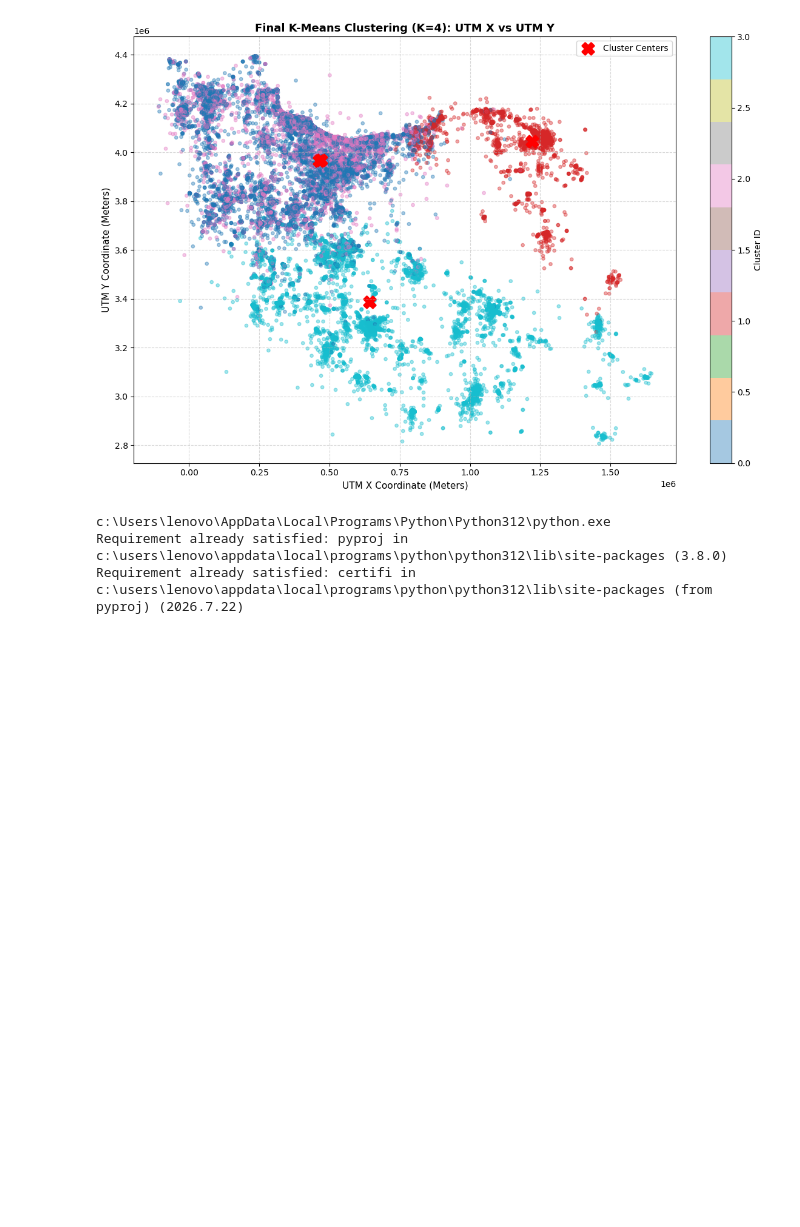
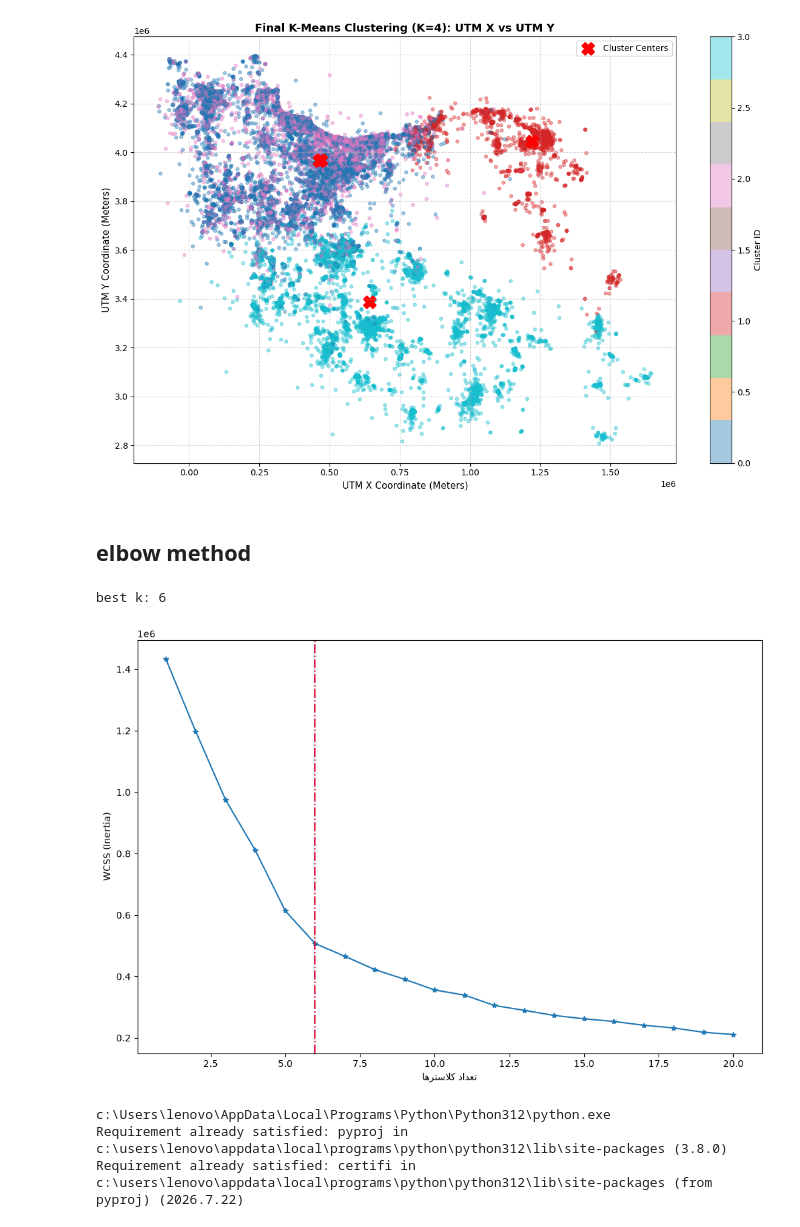
Before and after one commit to HeliaGh05/divar-group03-project, a Jupyter notebook: Notebooks/04_clustering.ipynb, the cells around one changed output. Drawn from its saved outputs; the diff is of its cells as text; code cells hidden in the pictures; blank space fills up the shorter version.

```diff
--- a/Notebooks/04_clustering.ipynb
+++ b/Notebooks/04_clustering.ipynb
@@ -330,3 +387,29 @@ plt.show()
+# %% [markdown]
+## elbow method
+# %%
+WCSS = []
+
+for k in range(1, 21):
+    kmeans = KMeans(n_clusters=k, random_state=42)
+    kmeans.fit(X_scaled)
+    WCSS.append(kmeans.inertia_)
+# %%
+from kneed import KneeLocator
+
+knee_loc = KneeLocator(range(1,21), WCSS, curve="convex", direction="decreasing")
+best_k = knee_loc.elbow
+print("best k:", best_k)
+# %% [output]
+best k: 6
+# %%
+plt.figure(figsize=(12,8))
+plt.plot(range(1,21), WCSS, marker='*')
+plt.axvline(x=best_k, color='crimson', linestyle='-.')
+plt.xlabel("تعداد کلاسترها")
+plt.ylabel("WCSS (Inertia)")
+plt.show()
+# %% [output]
+[figure, added]
 # %%
 #3
 import sys
```
Also changed, not shown: parts of 1 cell of this notebook, 2 other files.
